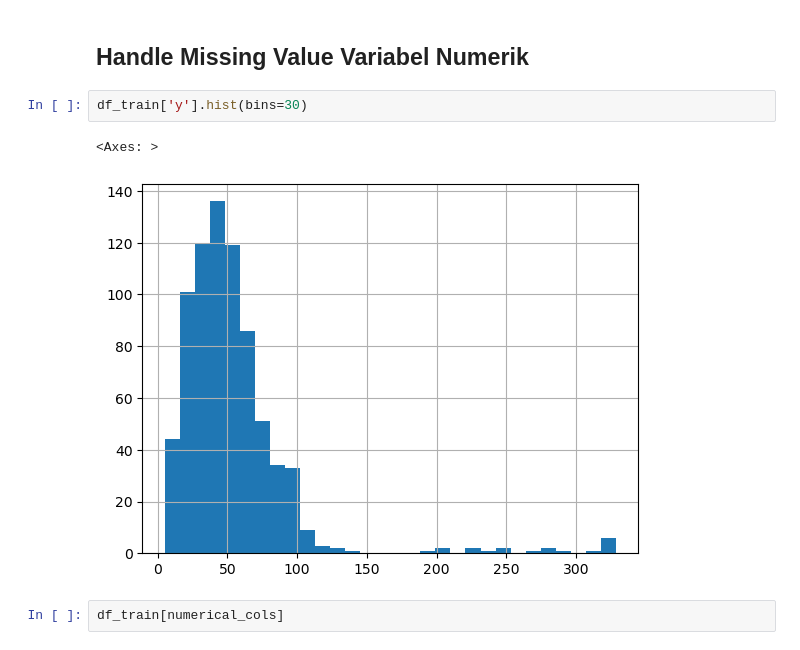
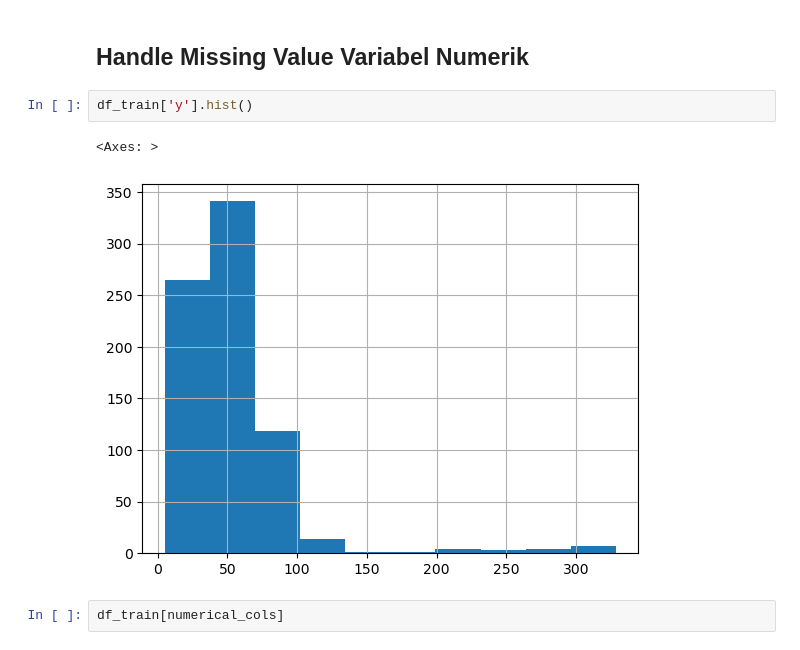
Before and after one commit to zaldiabdulhadi/eas-project-regresi, a Jupyter notebook: eas_project-draft.ipynb, the cells around one changed output. Saved outputs shown, nothing was run; the diff lists cells and outputs as text.

```diff
--- a/eas_project-cobaulik.ipynb
+++ b/eas_project-draft.ipynb
@@ -171,10 +171,10 @@ test_categorical_cols = df_test.select_dtypes(['object']).columns.to_list()
 # %% [markdown]
 ## Handle Missing Value Variabel Numerik
 # %%
-df_train['y'].hist(bins=30)
+df_train['y'].hist()
 # %% [output]
 <Axes: >
-[figure, old version]
+[figure, new version]
 # %%
 df_train[numerical_cols]
 # %% [output]
```
Also changed, not shown: parts of 32 cells of this notebook, 2 other files.
